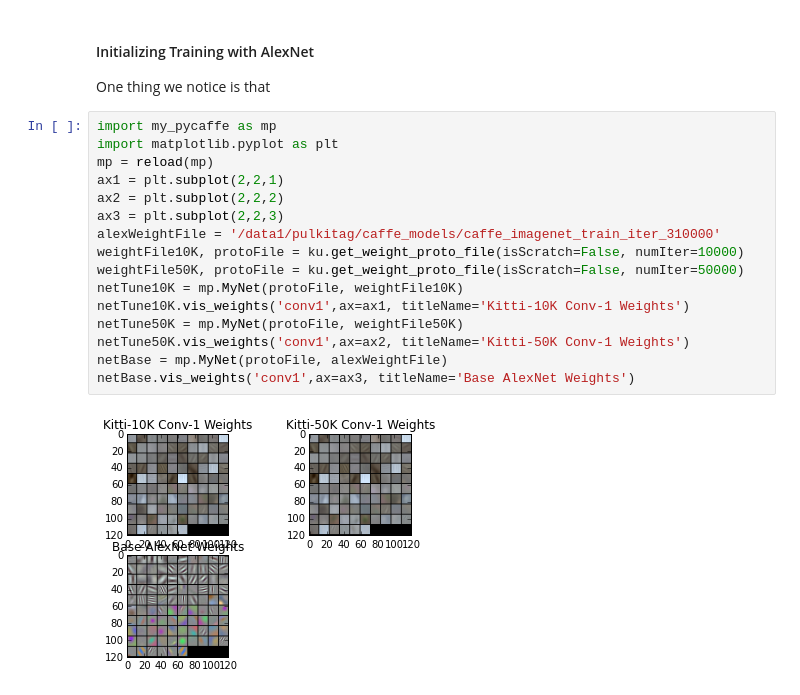
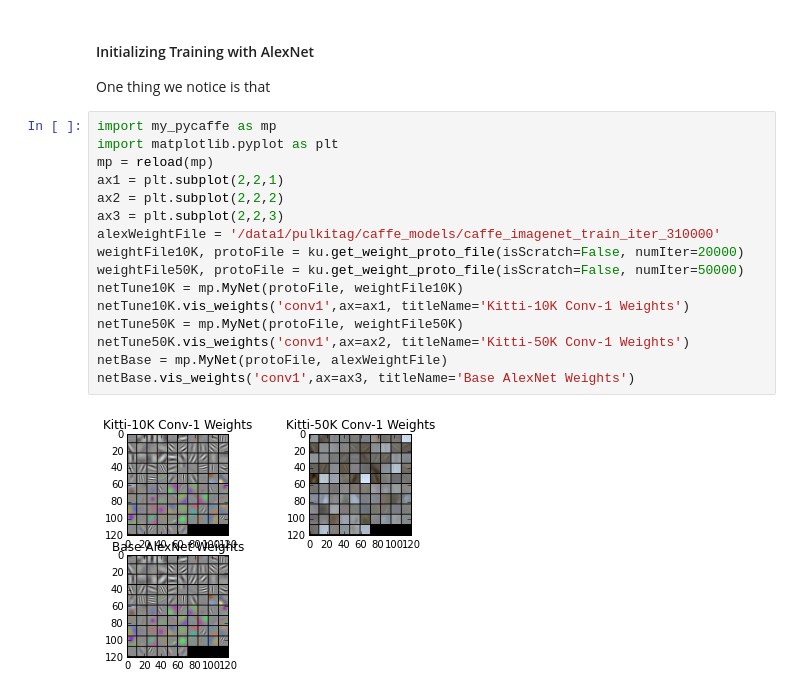
Before and after one commit to pulkitag/caffe, a Jupyter notebook: modelFiles/kitti/Kitti-Document.ipynb, the cells around one changed output. Drawn from its saved outputs; the diff is of its cells as text.

```diff
--- a/modelFiles/kitti/Kitti-Document.ipynb
+++ b/modelFiles/kitti/Kitti-Document.ipynb
@@ -58,19 +58,19 @@ One thing we notice is that
 # %%
 import my_pycaffe as mp
 import matplotlib.pyplot as plt
 mp = reload(mp)
 ax1 = plt.subplot(2,2,1)
 ax2 = plt.subplot(2,2,2)
 ax3 = plt.subplot(2,2,3)
 alexWeightFile = '/data1/pulkitag/caffe_models/caffe_imagenet_train_iter_310000'
-weightFile10K, protoFile = ku.get_weight_proto_file(isScratch=False, numIter=10000)
+weightFile10K, protoFile = ku.get_weight_proto_file(isScratch=False, numIter=20000)
 weightFile50K, protoFile = ku.get_weight_proto_file(isScratch=False, numIter=50000)
 netTune10K = mp.MyNet(protoFile, weightFile10K)
 netTune10K.vis_weights('conv1',ax=ax1, titleName='Kitti-10K Conv-1 Weights')
 netTune50K = mp.MyNet(protoFile, weightFile50K)
 netTune50K.vis_weights('conv1',ax=ax2, titleName='Kitti-50K Conv-1 Weights')
 netBase = mp.MyNet(protoFile, alexWeightFile)
 netBase.vis_weights('conv1',ax=ax3, titleName='Base AlexNet Weights')
 # %% [output]
-[figure, old version]
+[figure, new version]
 # %%
```
Also changed, not shown: parts of 1 cell of this notebook, 6 other files.
